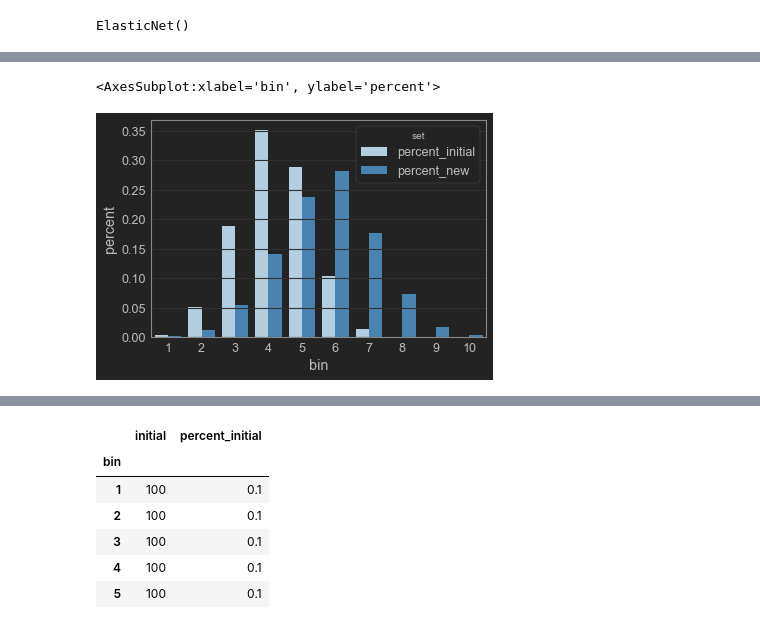
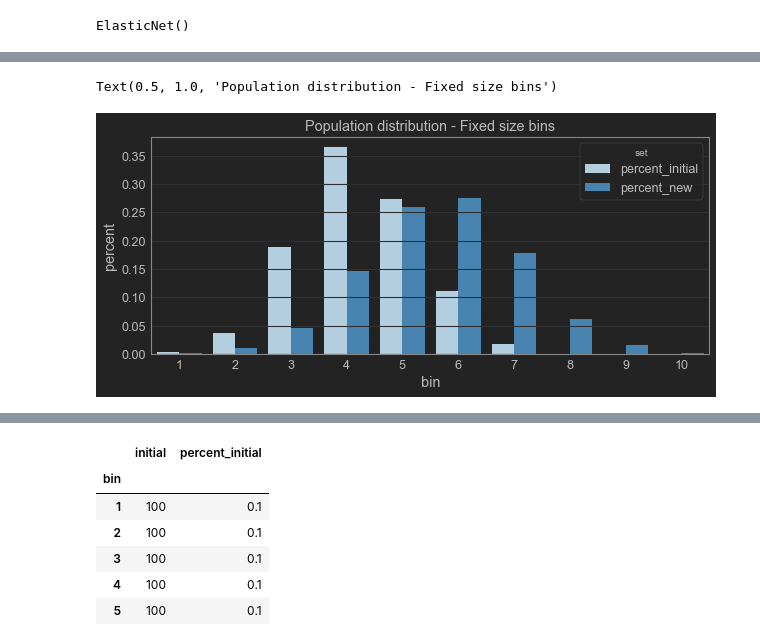
Before and after one commit to vinyluis/Articles, a Jupyter notebook: Model Stability/PSI breakdown.ipynb, the cells around one changed output, grey strips where cells are left out. Saved outputs shown, nothing was run; the diff lists cells and outputs as text; code cells hidden in the pictures.

```diff
--- a/Model Stability/PSI breakdown.ipynb
+++ b/Model Stability/PSI breakdown.ipynb
@@ -252,10 +268,12 @@ psi_df
 psi_plot = psi_df.reset_index()
 psi_plot = pd.melt(psi_plot[['bin', 'percent_initial', 'percent_new']], id_vars = 'bin', var_name = 'set', value_name = 'percent')
 # %%
+plt.figure(figsize = (10,4))
 sns.barplot(x = 'bin', y = 'percent', hue = 'set', data = psi_plot, palette = 'Blues')
+plt.title("Population distribution - Fixed size bins")
 # %% [output]
-<AxesSubplot:xlabel='bin', ylabel='percent'>
+Text(0.5, 1.0, 'Population distribution - Fixed size bins')
-[figure, old version]
+[figure, new version]
 # %%
 psi_values = psi_df['psi'].values
 # %%
```
Also changed, not shown: parts of 27 cells of this notebook, 13 other files.
